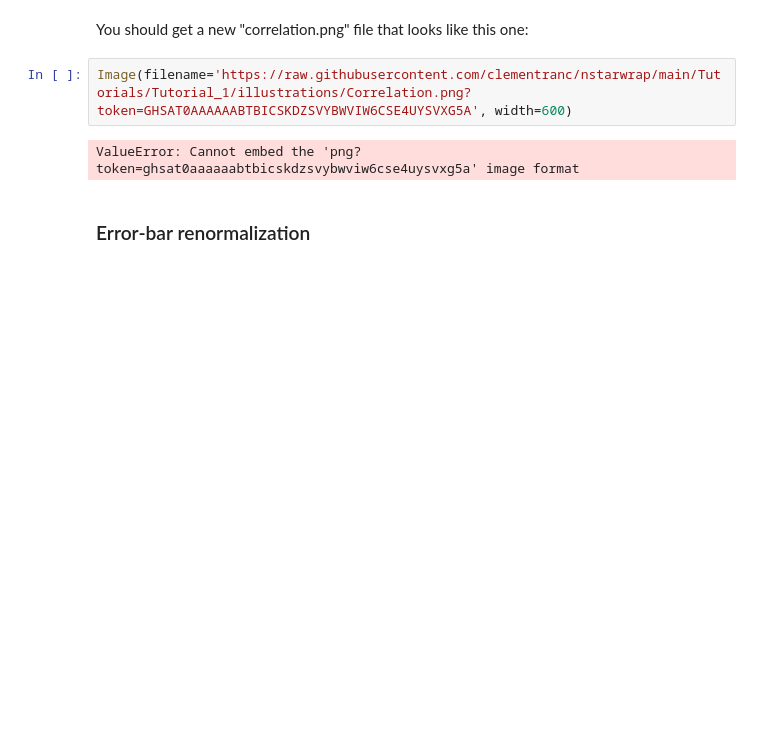
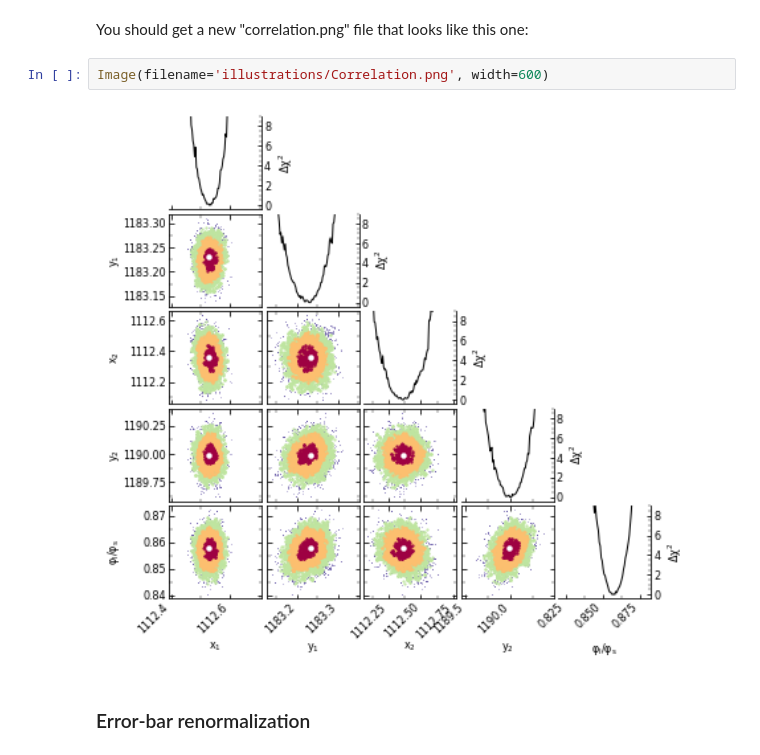
Before and after one commit to clementranc/nstarwrap, a Jupyter notebook: Tutorials/Tutorial_1/Notebook.ipynb, the cells around one changed output. Cells and saved outputs as stored; diff of their text form; blank space fills up the shorter version.

Commit message:
Correct bug to display image.

```diff
--- a/Tutorials/Tutorial_1/Notebook.ipynb
+++ b/Tutorials/Tutorial_1/Notebook.ipynb
@@ -296,9 +296,9 @@ fig.savefig('correlation.png', bbox_inches='tight', dpi=72, pad_inches=0.1)
 # %% [markdown]
 You should get a new "correlation.png" file that looks like this one:
 # %%
-Image(filename='https://raw.githubusercontent.com/clementranc/nstarwrap/main/Tutorials/Tutorial_1/illustrations/Correlation.png?token=GHSAT0AAAAAABTBICSKDZSVYBWVIW6CSE4UYSVXG5A', width=600)
+Image(filename='illustrations/Correlation.png', width=600)
 # %% [output]
-ValueError: Cannot embed the 'png?token=ghsat0aaaaaabtbicskdzsvybwviw6cse4uysvxg5a' image format
+[figure, added]
 # %% [markdown]
 ### Error-bar renormalization
 # %%
```
